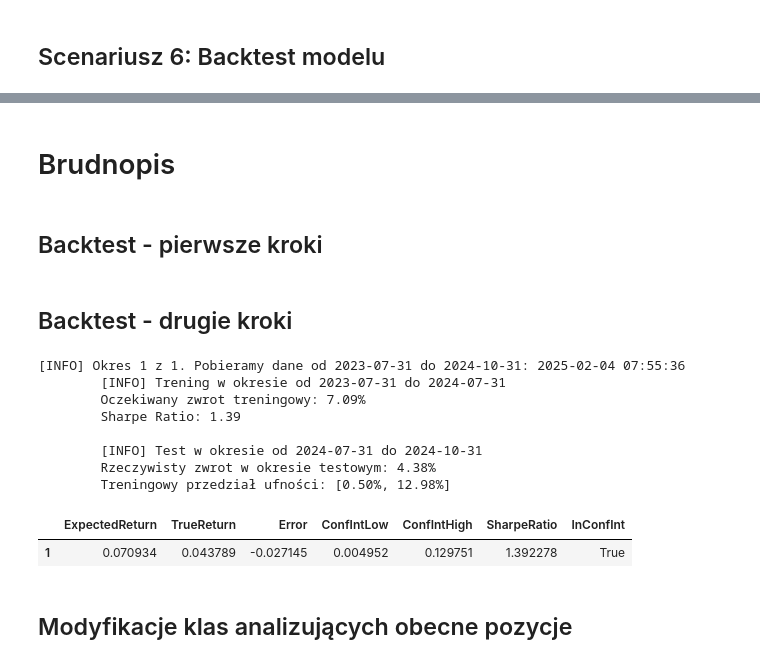
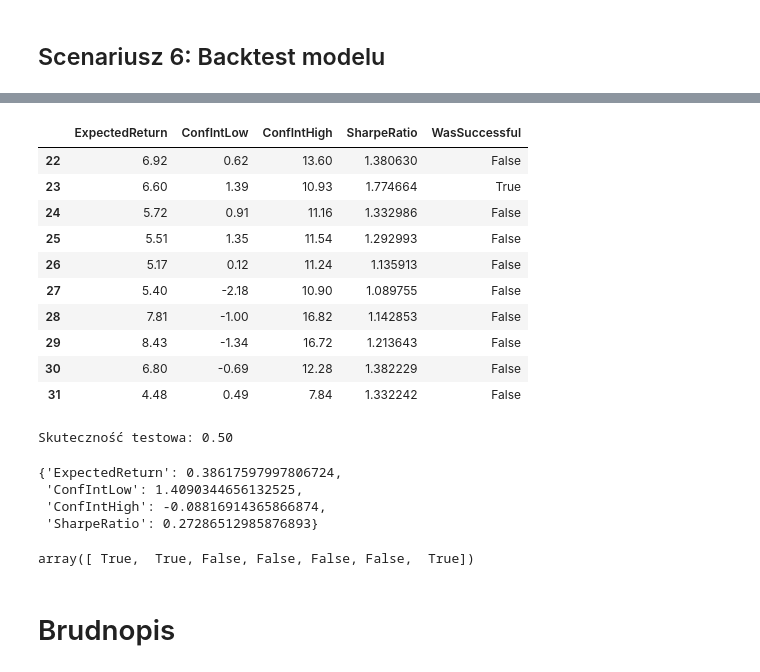
Before and after one commit to jakubweglowski/ETF-Trading, a Jupyter notebook: run.ipynb, the cells around one changed output, grey strips where cells are left out. Drawn from its saved outputs; the diff is of its cells as text; code cells hidden in the pictures.

```diff
--- a/run.ipynb
+++ b/run.ipynb
@@ -433,4 +454,40 @@ dtype: float64
+# %%
+from sklearn.linear_model import LogisticRegression as LR
+
+len_test = 10
+Xtrain, ytrain = df.iloc[:-len_test, :-1], df.iloc[:-len_test, -1]
+Xtest, ytest = df.iloc[-len_test:, :-1], df.iloc[-len_test:, -1]
+# %%
+Xtest.join(ytest)
+# %% [output]
+|  | ExpectedReturn | ConfIntLow | ConfIntHigh | SharpeRatio | WasSuccessful |
+| 22 | 6.92 | 0.62 | 13.60 | 1.380630 | False |
+| 23 | 6.60 | 1.39 | 10.93 | 1.774664 | True |
+| 24 | 5.72 | 0.91 | 11.16 | 1.332986 | False |
+| 25 | 5.51 | 1.35 | 11.54 | 1.292993 | False |
+| 26 | 5.17 | 0.12 | 11.24 | 1.135913 | False |
+| 27 | 5.40 | -2.18 | 10.90 | 1.089755 | False |
+| 28 | 7.81 | -1.00 | 16.82 | 1.142853 | False |
+| 29 | 8.43 | -1.34 | 16.72 | 1.213643 | False |
+| 30 | 6.80 | -0.69 | 12.28 | 1.382229 | False |
+| 31 | 4.48 | 0.49 | 7.84 | 1.332242 | False |
+# %%
+model = LR()
+fitted = model.fit(Xtrain, ytrain)
+summary = {df.columns[i]: fitted.coef_[0][i]
+           for i in range(len(df.columns)-1)}
+
+print(f"Skuteczność testowa: {model.score(Xtest, ytest):.2f}")
+summary
+# %% [output]
+Skuteczność testowa: 0.50
+{'ExpectedReturn': 0.38617597997806724,
+ 'ConfIntLow': 1.4090344656132525,
+ 'ConfIntHigh': -0.08816914365866874,
+ 'SharpeRatio': 0.27286512985876893}
+# %%
+model.predict(Xtest)
+# %% [output]
+array([ True,  True, False, False, False, False,  True])
 # %% [markdown]
 # Brudnopis
-# %% [markdown]
-## Backtest - pierwsze kroki
@@ -530,24 +493,0 @@ summary
-# %% [markdown]
-## Backtest - drugie kroki
-# %%
-# Input:
-start, end = '2023-07-01', '2025-02-03'
-freq = '3M'
-
-
-bt = Backtest(start, end, freq, len_train=3)
-backtest_summary = bt.getSummary()
-backtest_summary
-# %% [output]
-[INFO] Okres 1 z 1. Pobieramy dane od 2023-07-31 do 2024-10-31: 2025-02-04 07:55:36
-        [INFO] Trening w okresie od 2023-07-31 do 2024-07-31
-        Oczekiwany zwrot treningowy: 7.09%
-        Sharpe Ratio: 1.39
-
-        [INFO] Test w okresie od 2024-07-31 do 2024-10-31
-        Rzeczywisty zwrot w okresie testowym: 4.38%
-        Treningowy przedział ufności: [0.50%, 12.98%]
-|  | ExpectedReturn | TrueReturn | Error | ConfIntLow | ConfIntHigh | SharpeRatio | InConfInt |
-| 1 | 0.070934 | 0.043789 | -0.027145 | 0.004952 | 0.129751 | 1.392278 | True |
-# %% [markdown]
-## Modyfikacje klas analizujących obecne pozycje
```
Also changed, not shown: parts of 14 cells of this notebook, 11 other files.
